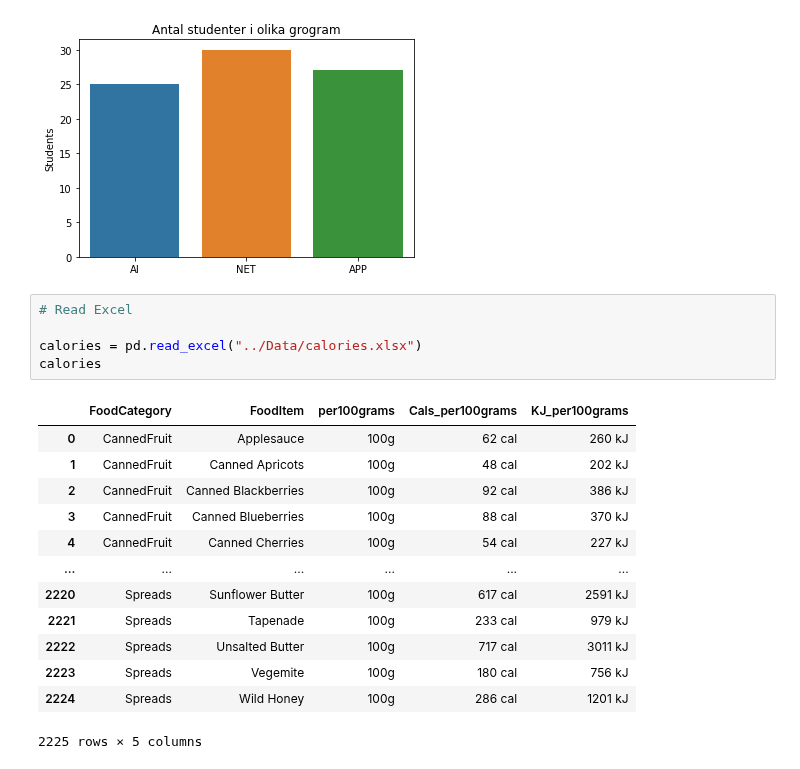
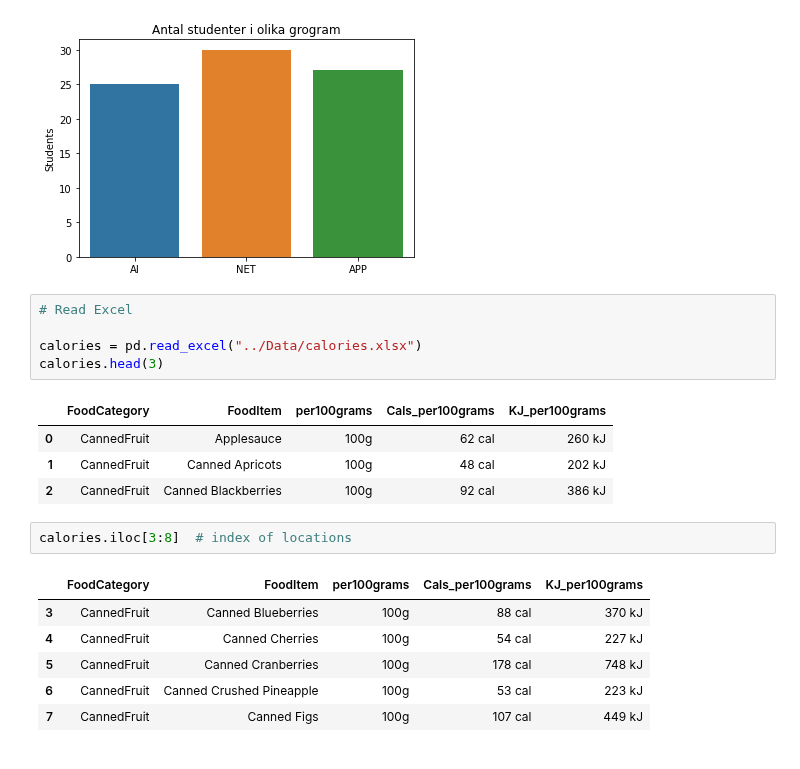
Before and after one commit to yuna-liu/Databehandling-Yuna-Liu, a Jupyter notebook: Code-alongs/L1_pandas_basics.ipynb, the cells around one changed output. Saved outputs shown, nothing was run; the diff lists cells and outputs as text.

```diff
--- a/Code-alongs/L1_pandas_basics.ipynb
+++ b/Code-alongs/L1_pandas_basics.ipynb
@@ -156,19 +156,19 @@ plt.title("Antal studenter i olika grogram"); #Utan ";", ska printa Text(0.5, 1.
 # %%
 # Read Excel
 
 calories = pd.read_excel("../Data/calories.xlsx")
-calories
+calories.head(3)
 # %% [output]
 |  | FoodCategory | FoodItem | per100grams | Cals_per100grams | KJ_per100grams |
 | 0 | CannedFruit | Applesauce | 100g | 62 cal | 260 kJ |
 | 1 | CannedFruit | Canned Apricots | 100g | 48 cal | 202 kJ |
 | 2 | CannedFruit | Canned Blackberries | 100g | 92 cal | 386 kJ |
-| 3 | CannedFruit | Canned Blueberries | 100g | 88 cal | 370 kJ |
-| 4 | CannedFruit | Canned Cherries | 100g | 54 cal | 227 kJ |
-| ... | ... | ... | ... | ... | ... |
-| 2220 | Spreads | Sunflower Butter | 100g | 617 cal | 2591 kJ |
-| 2221 | Spreads | Tapenade | 100g | 233 cal | 979 kJ |
-| 2222 | Spreads | Unsalted Butter | 100g | 717 cal | 3011 kJ |
-| 2223 | Spreads | Vegemite | 100g | 180 cal | 756 kJ |
-| 2224 | Spreads | Wild Honey | 100g | 286 cal | 1201 kJ |
-2225 rows × 5 columns
+# %%
+calories.iloc[3:8]  # index of locations
+# %% [output]
+|  | FoodCategory | FoodItem | per100grams | Cals_per100grams | KJ_per100grams |
+| 3 | CannedFruit | Canned Blueberries | 100g | 88 cal | 370 kJ |
+| 4 | CannedFruit | Canned Cherries | 100g | 54 cal | 227 kJ |
+| 5 | CannedFruit | Canned Cranberries | 100g | 178 cal | 748 kJ |
+| 6 | CannedFruit | Canned Crushed Pineapple | 100g | 53 cal | 223 kJ |
+| 7 | CannedFruit | Canned Figs | 100g | 107 cal | 449 kJ |
```
Also changed, not shown: parts of 17 cells of this notebook, 2 other files.
